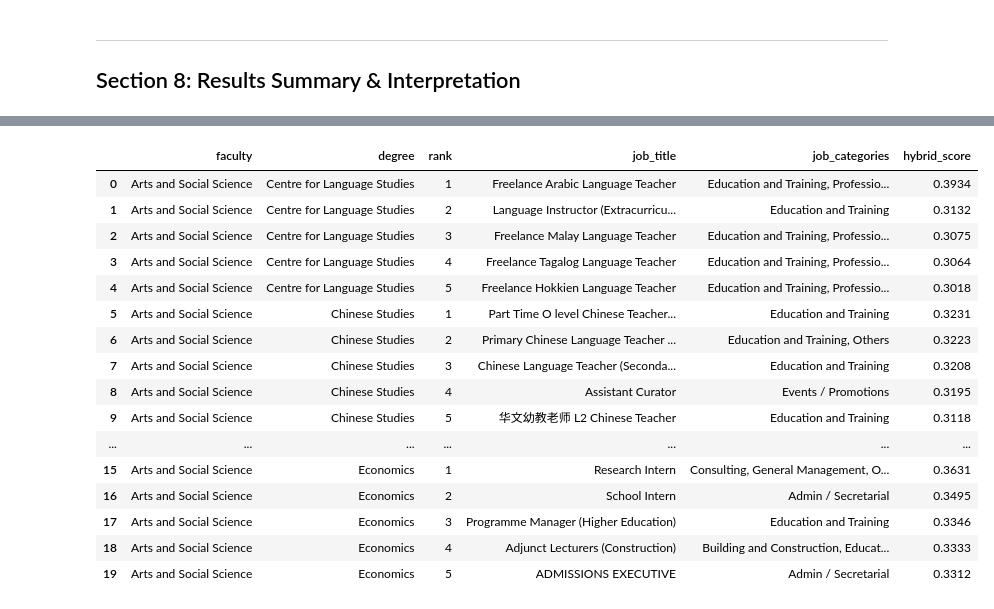
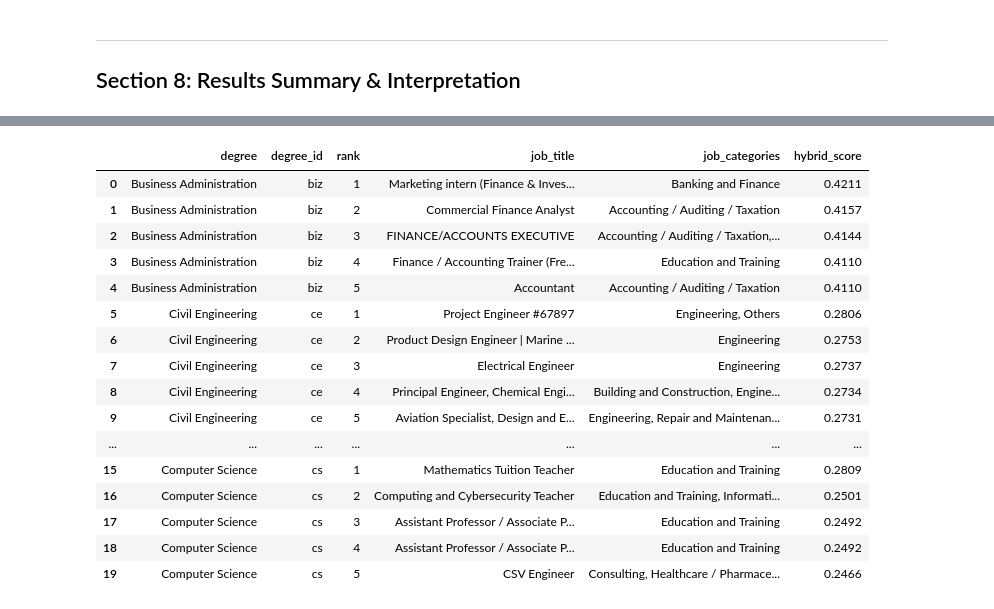
Before and after one commit to marcussyeo/DSA4264-Text-Group-3, a Jupyter notebook: notebooks/nus.ipynb, the cells around one changed output, grey strips where cells are left out. Saved outputs shown, nothing was run; the diff lists cells and outputs as text; code cells hidden in the pictures.

```diff
--- a/notebooks/nus.ipynb
+++ b/notebooks/nus.ipynb
@@ -928,25 +960,30 @@ Degree-cluster similarity matrix: (72, 75)
 # %%
 # Build a labelled degree-cluster alignment table
 cluster_label_map = dict(zip(cluster_df['cluster_id'], cluster_df['top_category']))
+cluster_terms_map = dict(zip(cluster_df['cluster_id'], cluster_df['top_terms']))
 
 alignment_rows = []
+
 for d_idx, d_row in degree_profiles.iterrows():
     d_pos = degree_profiles.index.get_loc(d_idx)
     scores = degree_cluster_sim[d_pos]
     top_clusters = np.argsort(scores)[::-1][:5]
+
     for rank, c_id in enumerate(top_clusters, 1):
         alignment_rows.append({
-            'degree'        : d_row['degree_label'],
-            'faculty'       : d_row['faculty'],
-            'rank'          : rank,
-            'cluster_id'    : int(c_id),
-            'cluster_label' : cluster_label_map.get(int(c_id), f'Cluster {c_id}'),
-            'cluster_terms' : cluster_df[cluster_df['cluster_id'] == c_id]['top_terms'].values[0] if len(cluster_df[cluster_df['cluster_id'] == c_id]) > 0 else '',
-            'sim_score'     : round(float(scores[c_id]), 4),
+            'degree_id'      : d_row['degree_id'],
+            'degree'         : d_row['degree_name'],
+            'rank'           : rank,
+            'cluster_id'     : int(c_id),
+            'cluster_label'  : cluster_label_map.get(int(c_id), f'Cluster {c_id}'),
+            'cluster_terms'  : cluster_terms_map.get(int(c_id), ''),
+            'sim_score'      : round(float(scores[c_id]), 4),
         })
+
 
 alignment_table = pd.DataFrame(alignment_rows)
 alignment_table.to_csv(CACHE_DIR / 'degree_cluster_alignment.csv', index=False)
-print('Sample: top-3 cluster matches per degree (first 5 degrees)')
-display(alignment_table[alignment_table['rank'] <= 3].head(15))
+
+print('Sample: top-3 cluster matches per degree')
+display(alignment_table[alignment_table['rank'] <= 3])
 # %% [output]
@@ -1212,21 +1252,25 @@ summary_rows = []
 for d_pos in range(len(degree_profiles)):
     scores = hybrid_matrix[d_pos]
     top_idx = np.argsort(scores)[::-1][:TOP_JOBS_PER_DEGREE]
-    d_label = degree_profiles.iloc[d_pos]['degree_label']
-    d_faculty = degree_profiles.iloc[d_pos]['faculty']
+
+    d_id = degree_profiles.iloc[d_pos]['degree_id']
+    d_name = degree_profiles.iloc[d_pos]['degree_name']
+
     for rank, j_idx in enumerate(top_idx, 1):
         summary_rows.append({
-            'faculty'       : d_faculty,
-            'degree'        : d_label,
-            'rank'          : rank,
-            'job_title'     : jobs.iloc[j_idx]['title'],
-            'job_categories': jobs.iloc[j_idx]['categories_str'],
-            'hybrid_score'  : round(float(scores[j_idx]), 4),
+            'degree'         : d_name,
+            'degree_id'      : d_id,
+            'rank'           : rank,
+            'job_title'      : jobs.iloc[j_idx]['title'],
+            'job_categories' : jobs.iloc[j_idx]['categories_str'],
+            'hybrid_score'   : round(float(scores[j_idx]), 4),
         })
+
 
 summary_df = pd.DataFrame(summary_rows)
 summary_df.to_csv(CACHE_DIR / 'degree_job_alignment_summary.csv', index=False)
-print(f'Summary table saved → {CACHE_DIR}/degree_job_alignment_summary.csv')
+
+print(f'Summary table saved -> {CACHE_DIR / "degree_job_alignment_summary.csv"}')
 print(f'Total rows: {len(summary_df):,}')
 display(summary_df.head(20))
 # %% [output]
@@ -1235,20 +1279,20 @@ Total rows: 360
-|  | faculty | degree | rank | job_title | job_categories | hybrid_score |
-| 0 | Arts and Social Science | Centre for Language Studies | 1 | Freelance Arabic Language Teacher | Education and Training, Professio... | 0.3934 |
-| 1 | Arts and Social Science | Centre for Language Studies | 2 | Language Instructor (Extracurricu... | Education and Training | 0.3132 |
-| 2 | Arts and Social Science | Centre for Language Studies | 3 | Freelance Malay Language Teacher | Education and Training, Professio... | 0.3075 |
-| 3 | Arts and Social Science | Centre for Language Studies | 4 | Freelance Tagalog Language Teacher | Education and Training, Professio... | 0.3064 |
-| 4 | Arts and Social Science | Centre for Language Studies | 5 | Freelance Hokkien Language Teacher | Education and Training, Professio... | 0.3018 |
-| 5 | Arts and Social Science | Chinese Studies | 1 | Part Time O level Chinese Teacher... | Education and Training | 0.3231 |
-| 6 | Arts and Social Science | Chinese Studies | 2 | Primary Chinese Language Teacher ... | Education and Training, Others | 0.3223 |
-| 7 | Arts and Social Science | Chinese Studies | 3 | Chinese Language Teacher (Seconda... | Education and Training | 0.3208 |
-| 8 | Arts and Social Science | Chinese Studies | 4 | Assistant Curator | Events / Promotions | 0.3195 |
-| 9 | Arts and Social Science | Chinese Studies | 5 | 华文幼教老师 L2 Chinese Teacher | Education and Training | 0.3118 |
+|  | degree | degree_id | rank | job_title | job_categories | hybrid_score |
+| 0 | Business Administration | biz | 1 | Marketing intern (Finance & Inves... | Banking and Finance | 0.4211 |
+| 1 | Business Administration | biz | 2 | Commercial Finance Analyst | Accounting / Auditing / Taxation | 0.4157 |
+| 2 | Business Administration | biz | 3 | FINANCE/ACCOUNTS EXECUTIVE | Accounting / Auditing / Taxation,... | 0.4144 |
+| 3 | Business Administration | biz | 4 | Finance / Accounting Trainer (Fre... | Education and Training | 0.4110 |
+| 4 | Business Administration | biz | 5 | Accountant | Accounting / Auditing / Taxation | 0.4110 |
+| 5 | Civil Engineering | ce | 1 | Project Engineer #67897 | Engineering, Others | 0.2806 |
+| 6 | Civil Engineering | ce | 2 | Product Design Engineer | Marine ... | Engineering | 0.2753 |
+| 7 | Civil Engineering | ce | 3 | Electrical Engineer | Engineering | 0.2737 |
+| 8 | Civil Engineering | ce | 4 | Principal Engineer, Chemical Engi... | Building and Construction, Engine... | 0.2734 |
+| 9 | Civil Engineering | ce | 5 | Aviation Specialist, Design and E... | Engineering, Repair and Maintenan... | 0.2731 |
 | ... | ... | ... | ... | ... | ... | ... |
-| 15 | Arts and Social Science | Economics | 1 | Research Intern | Consulting, General Management, O... | 0.3631 |
-| 16 | Arts and Social Science | Economics | 2 | School Intern | Admin / Secretarial | 0.3495 |
-| 17 | Arts and Social Science | Economics | 3 | Programme Manager (Higher Education) | Education and Training | 0.3346 |
-| 18 | Arts and Social Science | Economics | 4 | Adjunct Lecturers (Construction) | Building and Construction, Educat... | 0.3333 |
-| 19 | Arts and Social Science | Economics | 5 | ADMISSIONS EXECUTIVE | Admin / Secretarial | 0.3312 |
+| 15 | Computer Science | cs | 1 | Mathematics Tuition Teacher | Education and Training | 0.2809 |
+| 16 | Computer Science | cs | 2 | Computing and Cybersecurity Teacher | Education and Training, Informati... | 0.2501 |
+| 17 | Computer Science | cs | 3 | Assistant Professor / Associate P... | Education and Training | 0.2492 |
+| 18 | Computer Science | cs | 4 | Assistant Professor / Associate P... | Education and Training | 0.2492 |
+| 19 | Computer Science | cs | 5 | CSV Engineer | Consulting, Healthcare / Pharmace... | 0.2466 |
 # %%
 # Degree-level alignment score distribution
 fig, axes = plt.subplots(1, 2, figsize=(14, 5))
```
Also changed, not shown: parts of 18 cells of this notebook.
